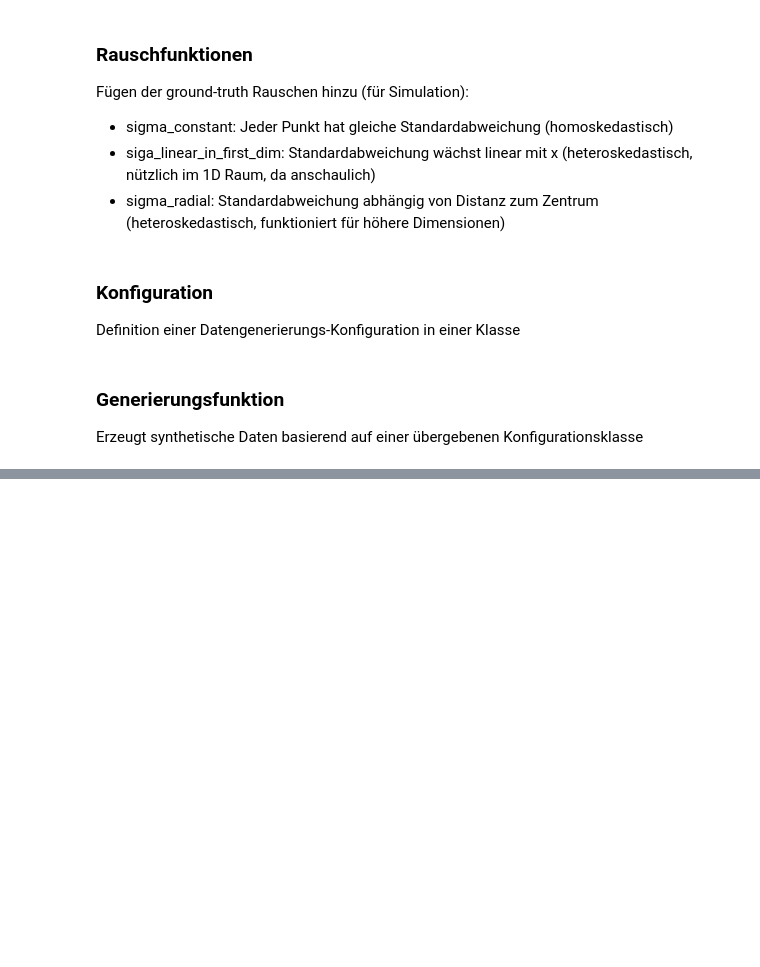
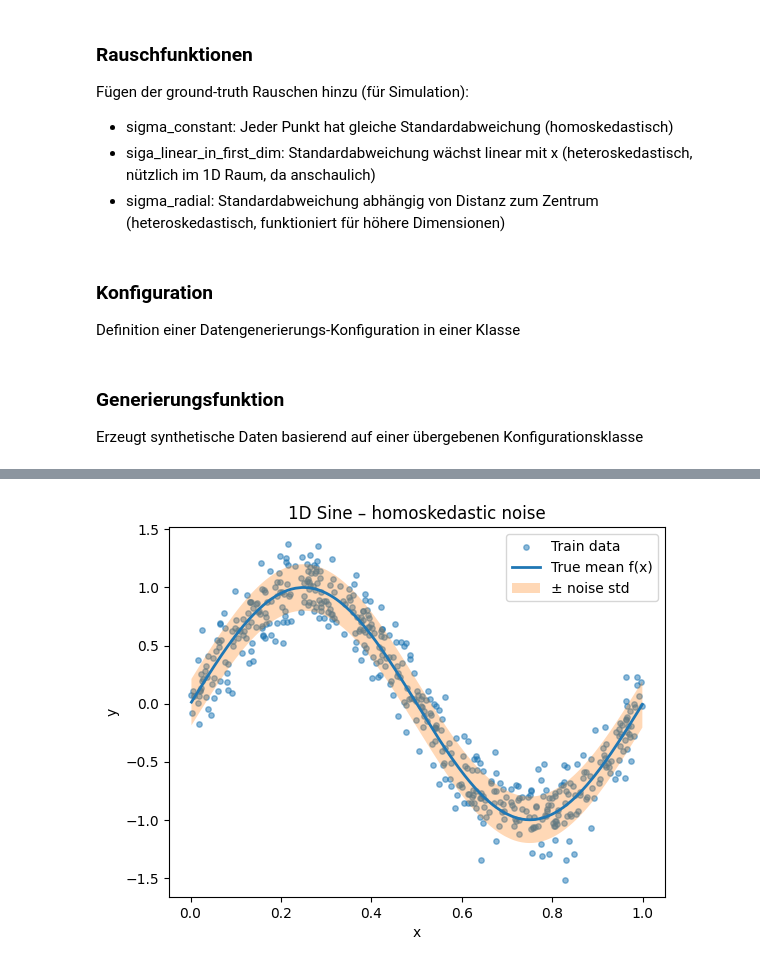
Before and after one commit to ianthecake/k_nearest_vs_regression-seminararbeit, a Jupyter notebook: data_generator.ipynb, the cells around one changed output, grey strips where cells are left out. Saved outputs shown, nothing was run; the diff lists cells and outputs as text; code cells hidden in the pictures; blank space fills up the shorter version.

Commit message:
added data generator

```diff
--- a/data_generator.ipynb
+++ b/data_generator.ipynb
@@ -139,0 +229,93 @@ def generate_dataset(config: DatasetConfig) -> Dict[str, np.ndarray]:
+# %%
+if __name__ == "__main__":
+    # ---------------------------------
+    # CONFIG 1: 1D, Sinus, homoskedastisch
+    # ---------------------------------
+    sine_1d_homo_config = DatasetConfig(
+        d=1,
+        k=20,
+        mean_function=MEAN_FN_TYPE.SINE_1D,
+        noise_type=NOISE_FN_TYPE.HOMO,
+        sigma=0.2,
+        seed=1
+    )
+
+    sine_1d_homo_data = generate_dataset(sine_1d_homo_config)
+
+
+    # ---------------------------------
+    # CONFIG 2: 10D, lineare Summe, heteroskedastisch radial
+    # ---------------------------------
+    linear_sum_10d_hetero_radial_config = DatasetConfig(
+        d=10,
+        k=50,
+        mean_function=MEAN_FN_TYPE.SUM_LINEAR,
+        noise_type=NOISE_FN_TYPE.HETERO_RADIAL,
+        sigma_min=0.05,
+        sigma_max=0.6,
+        seed=2,
+    )
+
+    linear_sum_10d_hetero_radial_data = generate_dataset(
+        linear_sum_10d_hetero_radial_config
+    )
+
+
+    # ---------------------------------
+    # CONFIG 3: 5D, PRODUCT_SINE, homoskedastisch
+    # ---------------------------------
+    product_sine_5d_homo_config = DatasetConfig(
+        d=5,
+        k=30,
+        mean_function=MEAN_FN_TYPE.PRODUCT_SINE,
+        noise_type=NOISE_FN_TYPE.HOMO,
+        sigma=0.15,
+        seed=3
+    )
+
+    product_sine_5d_homo_data = generate_dataset(
+        product_sine_5d_homo_config
+    )
+
+
+    # ---------------------------------
+    # CONFIG 4: 1D, PIECEWISE, heteroskedastisch linear
+    # ---------------------------------
+    piecewise_1d_hetero_linear_config = DatasetConfig(
+        d=1,
+        k=10,
+        mean_function=MEAN_FN_TYPE.PIECEWISE_1D,
+        noise_type=NOISE_FN_TYPE.HETERO_LINEAR,
+        sigma_min=0.05,
+        sigma_max=0.5,
+        seed=4
+    )
+
+    piecewise_1d_hetero_linear_data = generate_dataset(
+        piecewise_1d_hetero_linear_config
+    )
+
+
+    # 1D plots
+    plot_1d_dataset(
+        sine_1d_homo_data,
+        title="1D Sine – homoskedastic noise"
+    )
+
+    plot_1d_dataset(
+        piecewise_1d_hetero_linear_data,
+        title="1D Piecewise – heteroskedastic linear noise"
+    )
+
+    # High dimensional summaries
+    plot_high_dim_summary(
+        linear_sum_10d_hetero_radial_data,
+        title="10D Linear Sum – heteroskedastic radial"
+    )
+
+    plot_high_dim_summary(
+        product_sine_5d_homo_data,
+        title="5D Product Sine – homoskedastic"
+    )
+# %% [output]
+[figure, added]
```
Also changed, not shown: parts of 8 cells of this notebook.
